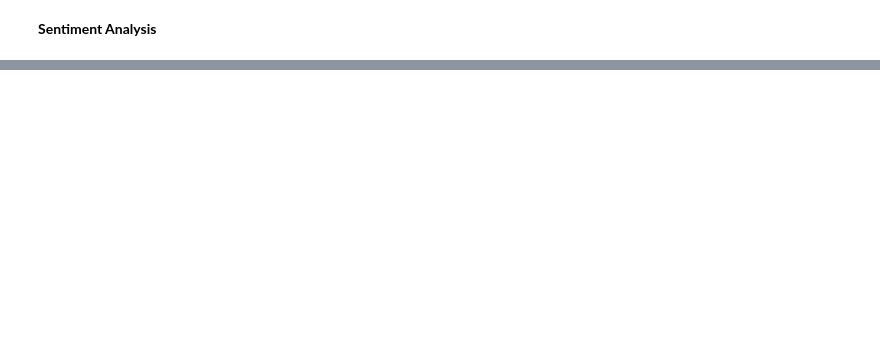
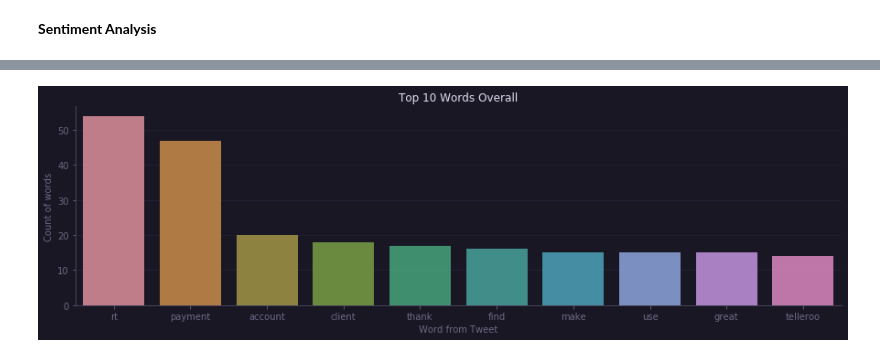
Before and after one commit to amara/sentiment-analysis, a Jupyter notebook: SA_Tool.ipynb, the cells around one changed output, grey strips where cells are left out. Drawn from its saved outputs; the diff is of its cells as text; code cells hidden in the pictures; blank space fills up the shorter version.

```diff
--- a/SA_Tool.ipynb
+++ b/SA_Tool.ipynb
@@ -138,0 +129,13 @@ df.head(2)
+# %%
+
+
+df['Processed_Tweets2'] = df['full_text'].apply(ProcessedTweets2)
+
+def color_survived(val):
+        color = '#ff9999' if val=="Positive" else '#99ff99' if val=="Negative" else '#66b3ff'
+        return f'background-color: {color}'
+dff = df[['Sentiment','full_text']]
+dff.rename(columns = {'full_text':'Tweets'}, inplace = True)
+dff =dff[:10]
+dff = dff.style.applymap(color_survived, subset=['Sentiment'])
+dff.set_properties(**{'text-align': 'left'}).set_table_styles([ dict(selector='th', props=[('text-align', 'left')] ) ])
@@ -139,3 +157,47 @@ df.head(2)
 # %%
 X = df['Processed_Tweets'].values
 y = df['Sentiment'].values
+# %%
+#break each tweet sentence into words
+from nltk.stem.snowball import SnowballStemmer
+
+
+sentences = []
+
+for word in X:
+    sentences.append(word)
+sentences
+lines = list()
+for line in sentences:
+    words = line.split()
+    for w in words:
+        lines.append(w)
+lines[:10] #shows first 10 words in the first tweet
+
+#stemming all the words to their root word
+stemmer = SnowballStemmer(language='english')
+stem=[]
+for word in lines:
+    stem.append(stemmer.stem(word))
+stem[:20]
+#removes stopwords (very common words in a sentence)
+stem2 = []
+for word in stem:
+    if word not in eng_stop_words:
+        stem2.append(word)
+#creates a new dataframe for the stem and shows the count of the most used words
+data = pd.DataFrame(stem2)
+data=data[0].value_counts()
+
+#plots the top 20 used words
+data = data[:10]
+with plt.style.context("rose-pine.mplstyle"):
+    #data = data.nlargest(columns="Count", n = 10)
+    plt.figure(figsize=(15,4))
+    ax = sns.barplot( data.index,data.values, alpha=0.8)
+    ax.set(xlabel = 'Word from Tweet')
+    ax.set(ylabel = 'Count of words')
+    plt.title('Top 10 Words Overall')
+    plt.show()
+# %% [output]
+[figure, added]
```
Also changed, not shown: parts of 9 cells of this notebook, 4 other files.
